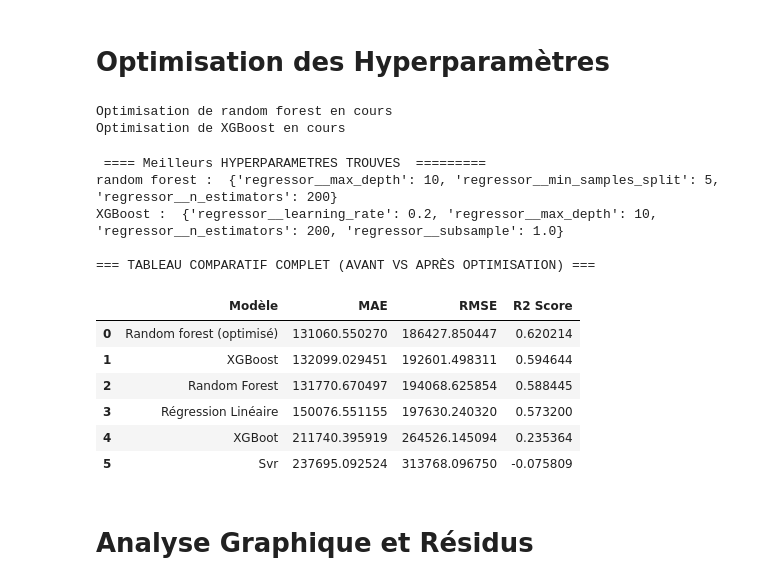
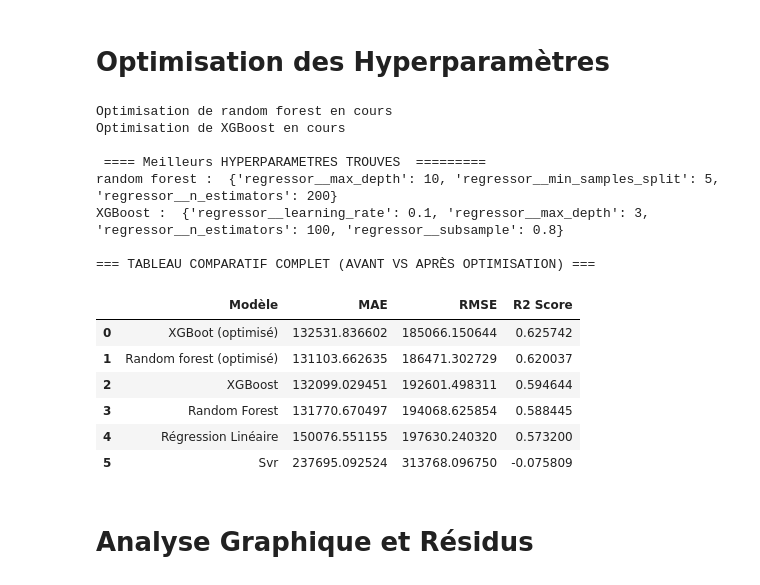
Before and after one commit to mo24ali/carsify, a Jupyter notebook: notebooks/02_model_training.ipynb, the cells around one changed output. Saved outputs shown, nothing was run; the diff lists cells and outputs as text; code cells hidden in the pictures.

```diff
--- a/notebooks/02_model_training.ipynb
+++ b/notebooks/02_model_training.ipynb
@@ -96,12 +96,33 @@ df_results
 # Optimisation des Hyperparamètres
 # %%
 # Identification automatique des colonnes numériques pour le StandardScaler
-numeric_features = X.select_dtypes(include=['int64', 'float64']).columns
+# numeric_features = X.select_dtypes(include=['int64', 'float64']).columns
+# preprocessor = ColumnTransformer(
+#     transformers=[
+#         ('num', StandardScaler(), numeric_features)
+#     ],
+#     remainder='passthrough'
+# )
+
+
+# 1. Données non encodées : l'encodage est fait par le ColumnTransformer ci-dessous
+df_raw = pd.read_csv('../data/processed/cleaned_car_price_raw.csv')
+
+X = df_raw.drop(columns=['selling_price'])
+y = df_raw['selling_price']
+
+X_train, X_test, y_train, y_test = train_test_split(X, y, test_size=0.2, random_state=42)
+
+# 2. Identifier les colonnes numériques et catégorielles
+numeric_features = ['year', 'km_driven']
+categorical_features = ['fuel', 'seller_type', 'transmission', 'owner']
+
+# 2. Configurer le ColumnTransformer avec OneHotEncoder
 preprocessor = ColumnTransformer(
     transformers=[
-        ('num', StandardScaler(), numeric_features)
-    ],
-    remainder='passthrough'
+        ('num', StandardScaler(), numeric_features),
+        ('cat', OneHotEncoder(handle_unknown='ignore', sparse_output=False), categorical_features)
+    ]
 )
 # --- Random Forest ---
 pipeline_rf = Pipeline([
@@ -119,7 +140,7 @@ param_grid_rf = {
 
 pipeline_xgb = Pipeline([
     ('preprocessor', preprocessor),
-    ('regressor', xgb.XGBRFRegressor(random_state=42))
+    ('regressor', xgb.XGBRegressor(random_state=42))
 ])
 
 param_grid_xgb = {
@@ -154,7 +175,7 @@ grid_xgb.fit(X_train, y_train)
 # Evaluation des models optimisés et comparaison
 optimized_models = {
     "Random forest (optimisé)" : grid_rf.best_estimator_,
-    "XGBoot": grid_xgb.best_estimator_
+    "XGBoot (optimisé)": grid_xgb.best_estimator_
 
 }
 
@@ -168,43 +189,44 @@ for name, model in optimized_models.items():
     rmse = np.sqrt(mean_squared_error(y_test, y_pred))
     r2 = r2_score(y_test, y_pred)
 
     opt_results.append({
         "Modèle": name,
         "MAE": mae,
         "RMSE": rmse,
         "R2 Score": r2
     })
 
 # Création du DataFrame des résultes optimisés
 
 df_opt_results = pd.DataFrame(opt_results)
 
 # Affichage des meilleurs paramètres
 
 print("\n ==== Meilleurs HYPERPARAMETRES TROUVES  =========")
 print("random forest : ", grid_rf.best_params_)
 print("XGBoost : ", grid_xgb.best_params_)
 
 # Fusion
 df_final_comparison = pd.concat([df_results, df_opt_results], ignore_index=True)
 df_final_comparison = df_final_comparison.sort_values(by="R2 Score", ascending=False).reset_index(drop=True)
 
 print("\n=== TABLEAU COMPARATIF COMPLET (AVANT VS APRÈS OPTIMISATION) ===")
 df_final_comparison
 # %% [output]
 Optimisation de random forest en cours
 Optimisation de XGBoost en cours
+
+ ==== Meilleurs HYPERPARAMETRES TROUVES  =========
+random forest :  {'regressor__max_depth': 10, 'regressor__min_samples_split': 5, 'regressor__n_estimators': 200}
+XGBoost :  {'regressor__learning_rate': 0.1, 'regressor__max_depth': 3, 'regressor__n_estimators': 100, 'regressor__subsample': 0.8}
+
+=== TABLEAU COMPARATIF COMPLET (AVANT VS APRÈS OPTIMISATION) ===
- ==== Meilleurs HYPERPARAMETRES TROUVES  =========
-random forest :  {'regressor__max_depth': 10, 'regressor__min_samples_split': 5, 'regressor__n_estimators': 200}
-XGBoost :  {'regressor__learning_rate': 0.2, 'regressor__max_depth': 10, 'regressor__n_estimators': 200, 'regressor__subsample': 1.0}
-
-=== TABLEAU COMPARATIF COMPLET (AVANT VS APRÈS OPTIMISATION) ===
 |  | Modèle | MAE | RMSE | R2 Score |
-| 0 | Random forest (optimisé) | 131060.550270 | 186427.850447 | 0.620214 |
-| 1 | XGBoost | 132099.029451 | 192601.498311 | 0.594644 |
-| 2 | Random Forest | 131770.670497 | 194068.625854 | 0.588445 |
-| 3 | Régression Linéaire | 150076.551155 | 197630.240320 | 0.573200 |
-| 4 | XGBoot | 211740.395919 | 264526.145094 | 0.235364 |
+| 0 | XGBoot (optimisé) | 132531.836602 | 185066.150644 | 0.625742 |
+| 1 | Random forest (optimisé) | 131103.662635 | 186471.302729 | 0.620037 |
+| 2 | XGBoost | 132099.029451 | 192601.498311 | 0.594644 |
+| 3 | Random Forest | 131770.670497 | 194068.625854 | 0.588445 |
+| 4 | Régression Linéaire | 150076.551155 | 197630.240320 | 0.573200 |
 | 5 | Svr | 237695.092524 | 313768.096750 | -0.075809 |
 # %% [markdown]
 # Analyse Graphique et Résidus
```
Also changed, not shown: parts of 2 cells of this notebook, 6 other files.
